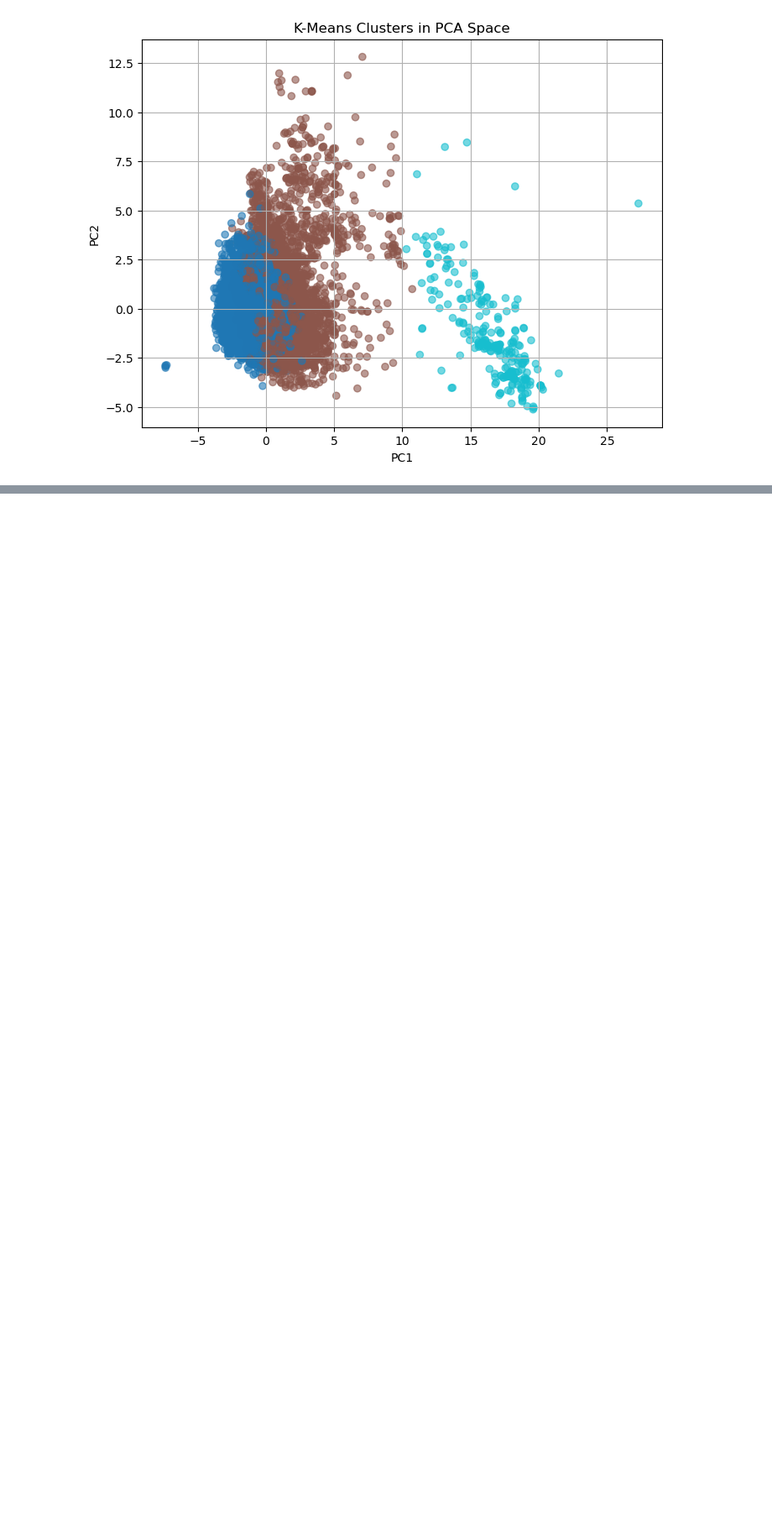
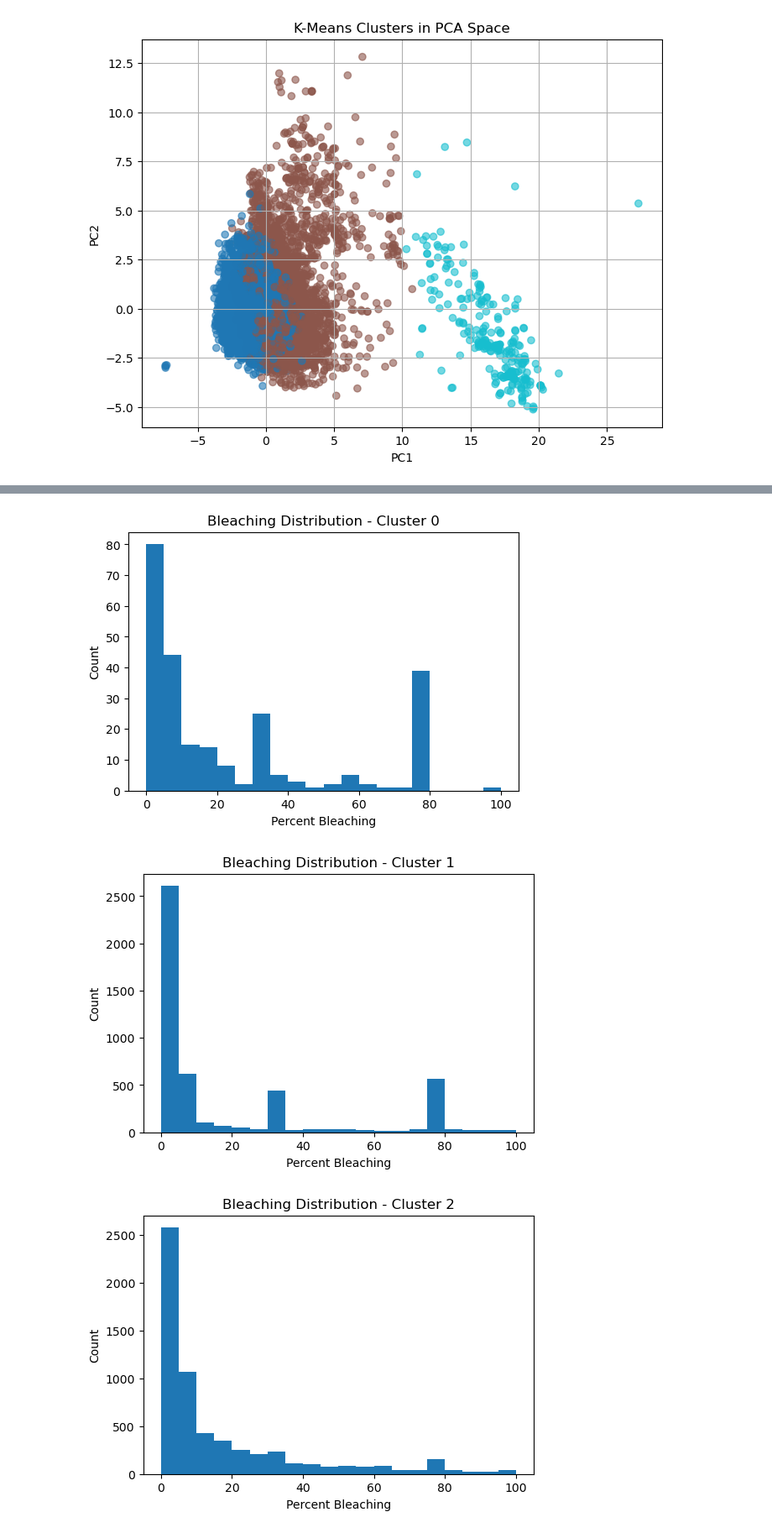
Before and after one commit to gebert98/CSCI4022Project, a Jupyter notebook: AnalysisB.ipynb, the cells around one changed output, grey strips where cells are left out. Shown at 84% size. Drawn from its saved outputs; the diff is of its cells as text; code cells hidden in the pictures; blank space fills up the shorter version.

```diff
--- a/AnalysisB.ipynb
+++ b/AnalysisB.ipynb
@@ -155,0 +183,16 @@ plt.show()
+# %%
+for c in sorted(df["cluster"].unique()):
+    subset = df[df["cluster"] == c]
+
+    plt.figure(figsize=(6,4))
+    plt.hist(subset["Percent_Bleaching"], bins=20)
+
+    plt.title(f"Bleaching Distribution - Cluster {c}")
+    plt.xlabel("Percent Bleaching")
+    plt.ylabel("Count")
+
+    plt.show()
+# %% [output]
+[figure, added]
+[figure, added]
+[figure, added]
```
Also changed, not shown: parts of 3 cells of this notebook, 1 other file.
